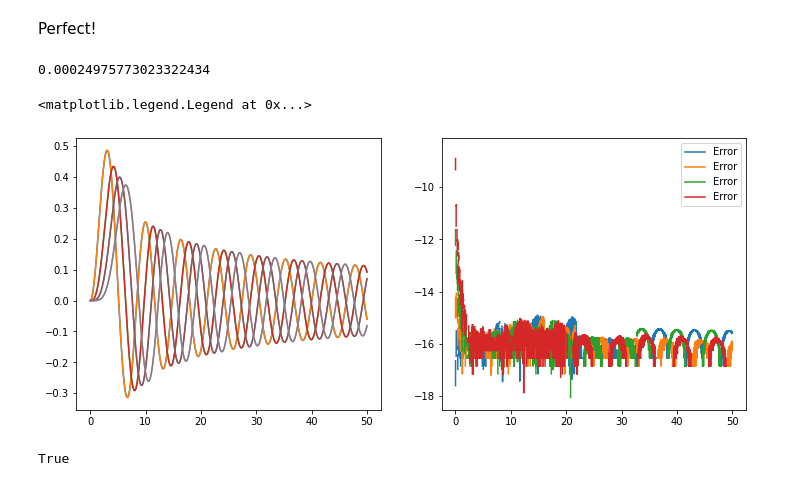
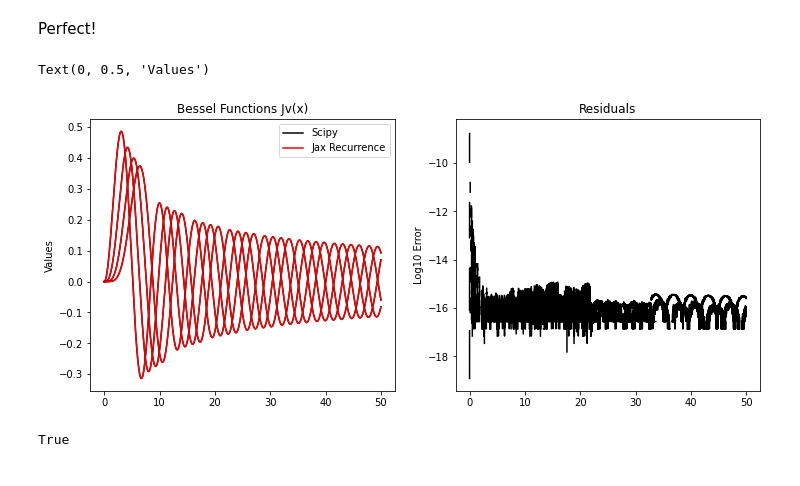
Before and after one commit to benjaminpope/sibylla, a Jupyter notebook: notebooks/bessel_test.ipynb, the cells around one changed output. Saved outputs shown, nothing was run; the diff lists cells and outputs as text; code cells hidden in the pictures.

Commit message:
tidy up figure

```diff
--- a/notebooks/bessel_test.ipynb
+++ b/notebooks/bessel_test.ipynb
@@ -333,28 +333,29 @@ def jjv(n, x):
         return (jn, jnplus), jnplus
     _, jn = scan(body, (j0(x), j1(x)), jnp.arange(1,n))
     return jn[-1]
-# %%
-carry, jn = jjv(5,1.0)
-print(jn)
-# %% [output]
-0.00024975773023322434
 # %%
 fig, (ax1, ax2) = plt.subplots(1, 2, figsize=(12, 5),sharex=True)
 
-x = np.linspace(0.01,50,10000)
+x = np.linspace(0.001,50,10000)
 for nu in [2,3,4,5]:
     ynu = jv(nu, x)
     yynu = jjv(nu, x)
 
-    ax1.plot(x,ynu,label='Scipy')
-    ax1.plot(x,yynu,label='Jax Recurrence')
+    ax1.plot(x,ynu,label='Scipy',color='k')
+    ax1.plot(x,yynu,label='Jax Recurrence',color='r')
+    if nu == 2:
+        ax1.legend()
 
-    ax2.plot(x,jnp.log10(ynu-yynu),label='Error')
+    ax2.plot(x,jnp.log10(ynu-yynu),color='k')
 
-plt.legend()
+ax2.set_title('Residuals')
+ax2.set_ylabel('Log10 Error')
+
+ax1.set_title('Bessel Functions Jv(x)')
+ax1.set_ylabel('Values')
 # %% [output]
-<matplotlib.legend.Legend at 0x...>
+Text(0, 0.5, 'Values')
-[figure, old version]
+[figure, new version]
 # %%
 np.all(np.isfinite(yynu))
 # %% [output]
```
Also changed, not shown: parts of 3 cells of this notebook.
